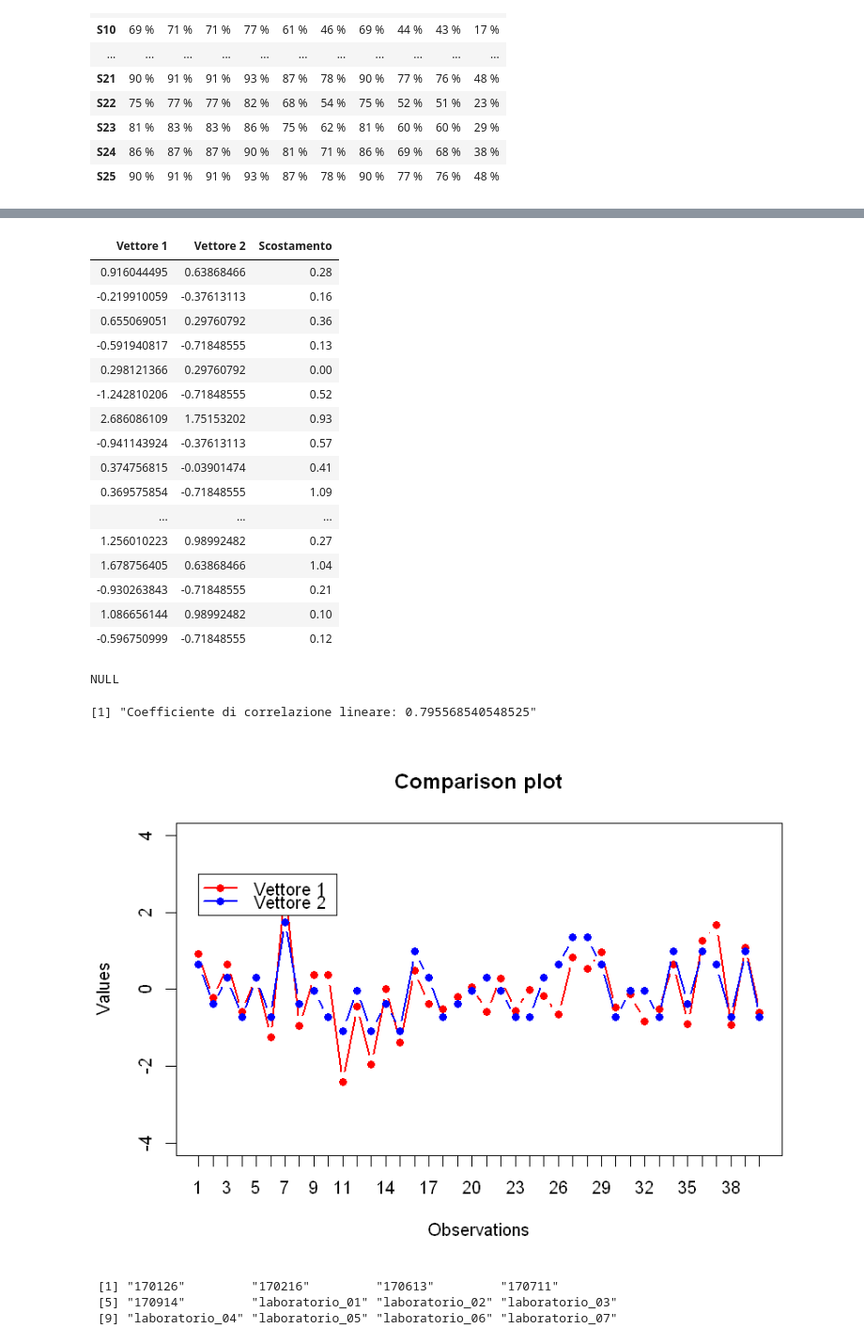
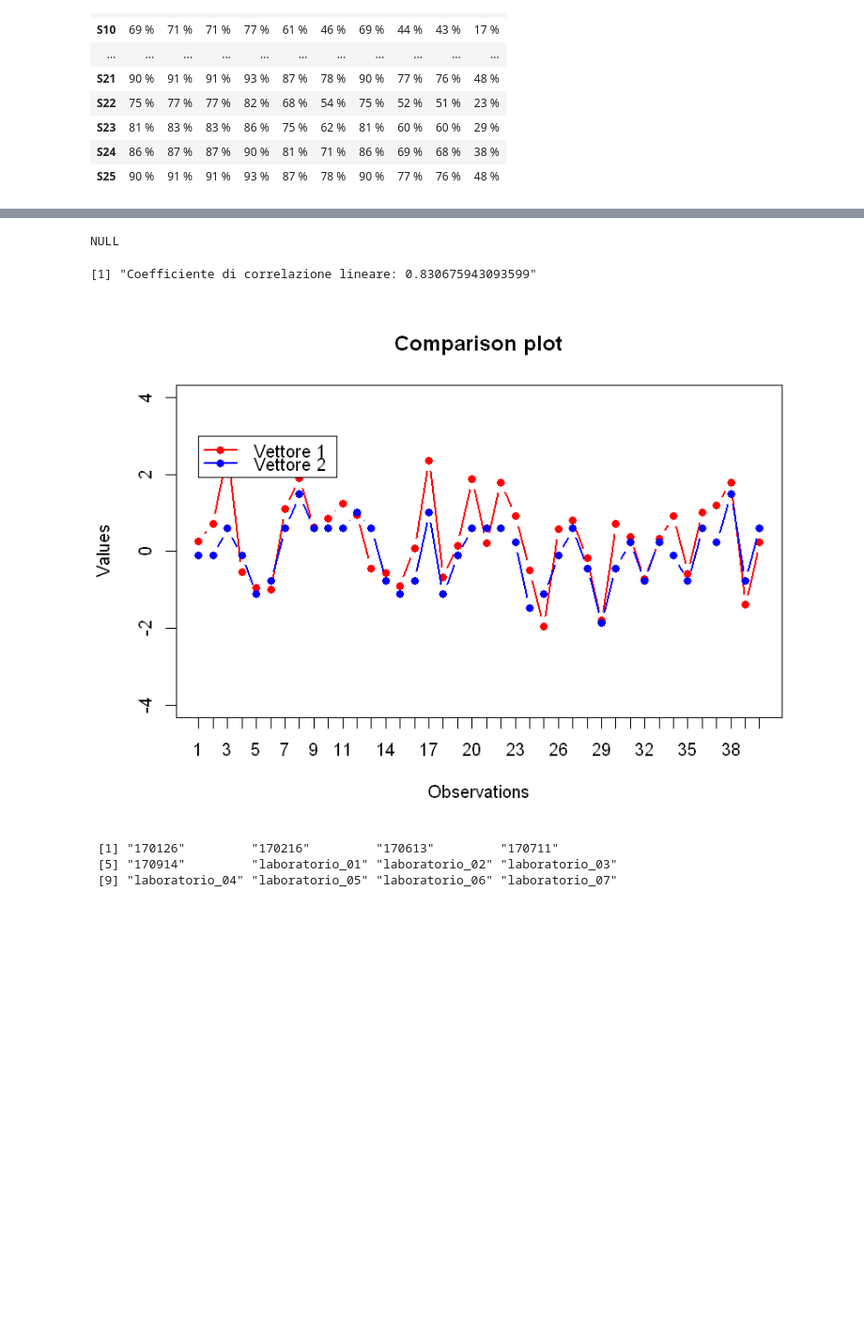
Before and after one commit to MarcoCordoni95/TesiTriennale-ItemResponseTheory, a Jupyter notebook: IRT.ipynb, the cells around one changed output, grey strips where cells are left out. Shown at 94% size. Saved outputs shown, nothing was run; the diff lists cells and outputs as text; code cells hidden in the pictures; blank space fills up the shorter version.

```diff
--- a/IRT.ipynb
+++ b/IRT.ipynb
@@ -520,29 +519,11 @@ NULL
 # %%
 # Confronto le abilità iniziali e quelle stimate
-validationWithDifference(abil, esAbil)
 validationWithPlot(abil, esAbil)
 paste("Coefficiente di correlazione lineare:",validationWithCor(abil, esAbil))
 # %% [output]
-| Vettore 1 | Vettore 2 | Scostamento |
-| 0.916044495 | 0.63868466 | 0.28 |
-| -0.219910059 | -0.37613113 | 0.16 |
-| 0.655069051 | 0.29760792 | 0.36 |
-| -0.591940817 | -0.71848555 | 0.13 |
-| 0.298121366 | 0.29760792 | 0.00 |
-| -1.242810206 | -0.71848555 | 0.52 |
-| 2.686086109 | 1.75153202 | 0.93 |
-| -0.941143924 | -0.37613113 | 0.57 |
-| 0.374756815 | -0.03901474 | 0.41 |
-| 0.369575854 | -0.71848555 | 1.09 |
-| ... | ... | ... |
-| 1.256010223 | 0.98992482 | 0.27 |
-| 1.678756405 | 0.63868466 | 1.04 |
-| -0.930263843 | -0.71848555 | 0.21 |
-| 1.086656144 | 0.98992482 | 0.10 |
-| -0.596750999 | -0.71848555 | 0.12 |
 NULL
-[1] "Coefficiente di correlazione lineare: 0.795568540548525"
+[1] "Coefficiente di correlazione lineare: 0.830675943093599"
-[figure, old version]
+[figure, new version]
 # %%
 # caricare i dati
 source("data.R")
```
Also changed, not shown: parts of 6 cells of this notebook.
